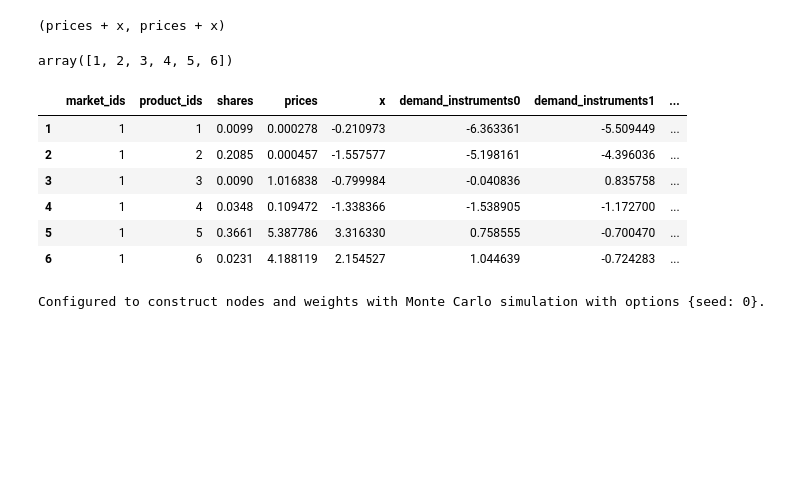
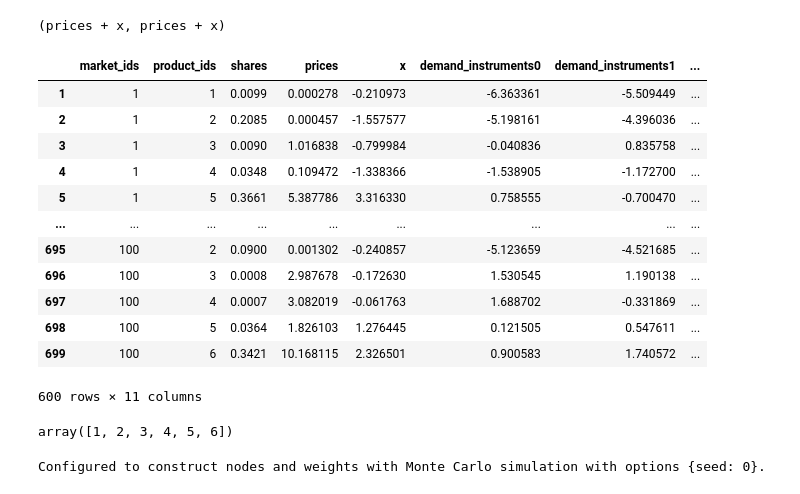
Before and after one commit to jeffreyohlecon/IO, a Jupyter notebook: HW1/Q4BLP.ipynb, the cells around one changed output. Saved outputs shown, nothing was run; the diff lists cells and outputs as text; code cells hidden in the pictures; blank space fills up the shorter version.

```diff
--- a/HW1/Q4BLP.ipynb
+++ b/HW1/Q4BLP.ipynb
@@ -562,20 +557,26 @@ product_formulations = (X1_formulation,X2_formulation)
 product_formulations
 # %% [output]
 (prices + x, prices + x)
+# %%
+df_blp
+# %% [output]
+|  | market_ids | product_ids | shares | prices | x | demand_instruments0 | demand_instruments1 | ... |
+| 1 | 1 | 1 | 0.0099 | 0.000278 | -0.210973 | -6.363361 | -5.509449 | ... |
+| 2 | 1 | 2 | 0.2085 | 0.000457 | -1.557577 | -5.198161 | -4.396036 | ... |
+| 3 | 1 | 3 | 0.0090 | 1.016838 | -0.799984 | -0.040836 | 0.835758 | ... |
+| 4 | 1 | 4 | 0.0348 | 0.109472 | -1.338366 | -1.538905 | -1.172700 | ... |
+| 5 | 1 | 5 | 0.3661 | 5.387786 | 3.316330 | 0.758555 | -0.700470 | ... |
+| ... | ... | ... | ... | ... | ... | ... | ... | ... |
+| 695 | 100 | 2 | 0.0900 | 0.001302 | -0.240857 | -5.123659 | -4.521685 | ... |
+| 696 | 100 | 3 | 0.0008 | 2.987678 | -0.172630 | 1.530545 | 1.190138 | ... |
+| 697 | 100 | 4 | 0.0007 | 3.082019 | -0.061763 | 1.688702 | -0.331869 | ... |
+| 698 | 100 | 5 | 0.0364 | 1.826103 | 1.276445 | 0.121505 | 0.547611 | ... |
+| 699 | 100 | 6 | 0.3421 | 10.168115 | 2.326501 | 0.900583 | 1.740572 | ... |
+600 rows × 11 columns
 # %%
 df_blp.product_ids.unique()
 # %% [output]
 array([1, 2, 3, 4, 5, 6])
-# %%
-df_blp[df_blp['market_ids'] ==1]
-# %% [output]
-|  | market_ids | product_ids | shares | prices | x | demand_instruments0 | demand_instruments1 | ... |
-| 1 | 1 | 1 | 0.0099 | 0.000278 | -0.210973 | -6.363361 | -5.509449 | ... |
-| 2 | 1 | 2 | 0.2085 | 0.000457 | -1.557577 | -5.198161 | -4.396036 | ... |
-| 3 | 1 | 3 | 0.0090 | 1.016838 | -0.799984 | -0.040836 | 0.835758 | ... |
-| 4 | 1 | 4 | 0.0348 | 0.109472 | -1.338366 | -1.538905 | -1.172700 | ... |
-| 5 | 1 | 5 | 0.3661 | 5.387786 | 3.316330 | 0.758555 | -0.700470 | ... |
-| 6 | 1 | 6 | 0.0231 | 4.188119 | 2.154527 | 1.044639 | -0.724283 | ... |
 # %%
 mc_integration = pyblp.Integration('monte_carlo', size=50, specification_options={'seed': 0})
 mc_integration
```
Also changed, not shown: parts of 8 cells of this notebook.
